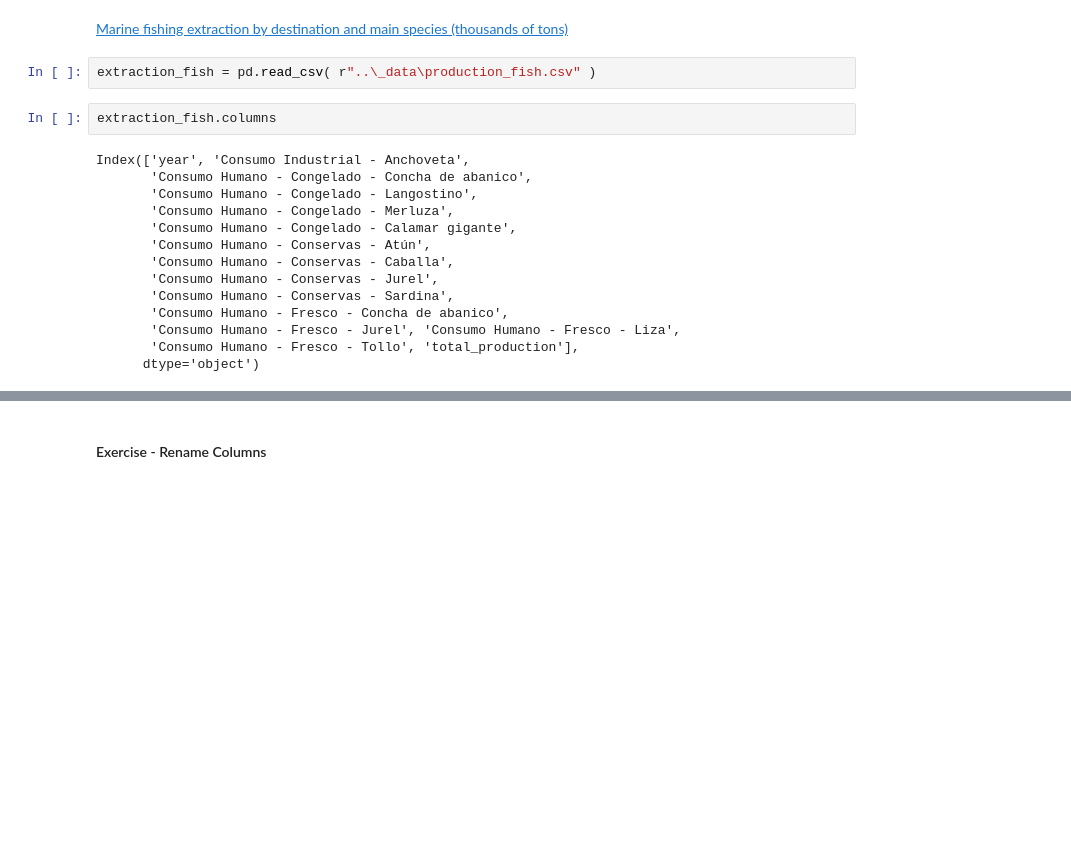
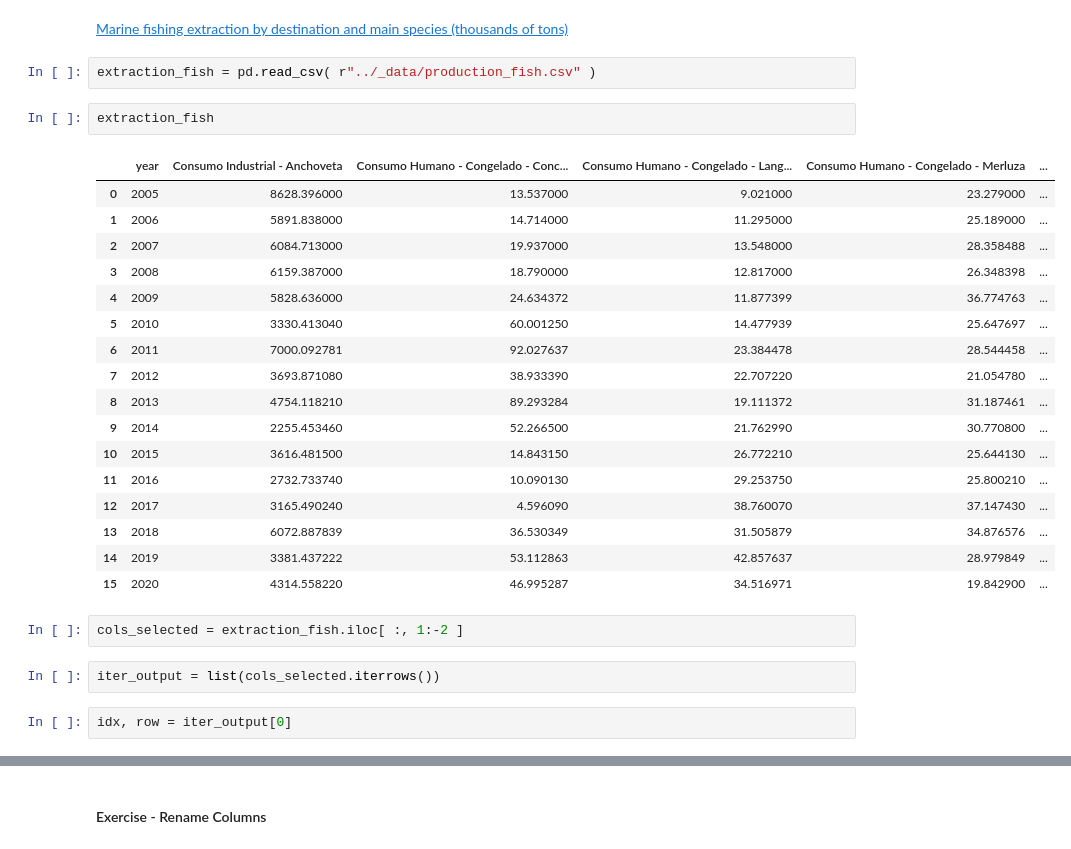
Before and after one commit to alexanderquispe/Diplomado_PUCP, a Jupyter notebook: Lecture_4/Lecture_4.ipynb, the cells around one changed output, grey strips where cells are left out. Drawn from its saved outputs; the diff is of its cells as text; blank space fills up the shorter version.

```diff
--- a/Lecture_4/Lecture_4.ipynb
+++ b/Lecture_4/Lecture_4.ipynb
@@ -750,20 +899,30 @@ Carrillo is 20
 # %% [markdown]
 [Marine fishing extraction by destination and main species (thousands of tons)](https://estadisticas.bcrp.gob.pe/estadisticas/series/anuales/extraccion-pesquera-maritima-por-destino-y-principales-especies-miles-de-toneladas)
 # %%
-extraction_fish = pd.read_csv( r"..\_data\production_fish.csv" )
+extraction_fish = pd.read_csv( r"../_data/production_fish.csv" )
 # %%
-extraction_fish.columns
+extraction_fish
 # %% [output]
-Index(['year', 'Consumo Industrial - Anchoveta',
-       'Consumo Humano - Congelado - Concha de abanico',
-       'Consumo Humano - Congelado - Langostino',
-       'Consumo Humano - Congelado - Merluza',
-       'Consumo Humano - Congelado - Calamar gigante',
-       'Consumo Humano - Conservas - Atún',
-       'Consumo Humano - Conservas - Caballa',
-       'Consumo Humano - Conservas - Jurel',
-       'Consumo Humano - Conservas - Sardina',
-       'Consumo Humano - Fresco - Concha de abanico',
-       'Consumo Humano - Fresco - Jurel', 'Consumo Humano - Fresco - Liza',
-       'Consumo Humano - Fresco - Tollo', 'total_production'],
-      dtype='object')
+|  | year | Consumo Industrial - Anchoveta | Consumo Humano - Congelado - Conc... | Consumo Humano - Congelado - Lang... | Consumo Humano - Congelado - Merluza | ... |
+| 0 | 2005 | 8628.396000 | 13.537000 | 9.021000 | 23.279000 | ... |
+| 1 | 2006 | 5891.838000 | 14.714000 | 11.295000 | 25.189000 | ... |
+| 2 | 2007 | 6084.713000 | 19.937000 | 13.548000 | 28.358488 | ... |
+| 3 | 2008 | 6159.387000 | 18.790000 | 12.817000 | 26.348398 | ... |
+| 4 | 2009 | 5828.636000 | 24.634372 | 11.877399 | 36.774763 | ... |
+| 5 | 2010 | 3330.413040 | 60.001250 | 14.477939 | 25.647697 | ... |
+| 6 | 2011 | 7000.092781 | 92.027637 | 23.384478 | 28.544458 | ... |
+| 7 | 2012 | 3693.871080 | 38.933390 | 22.707220 | 21.054780 | ... |
+| 8 | 2013 | 4754.118210 | 89.293284 | 19.111372 | 31.187461 | ... |
+| 9 | 2014 | 2255.453460 | 52.266500 | 21.762990 | 30.770800 | ... |
+| 10 | 2015 | 3616.481500 | 14.843150 | 26.772210 | 25.644130 | ... |
+| 11 | 2016 | 2732.733740 | 10.090130 | 29.253750 | 25.800210 | ... |
+| 12 | 2017 | 3165.490240 | 4.596090 | 38.760070 | 37.147430 | ... |
+| 13 | 2018 | 6072.887839 | 36.530349 | 31.505879 | 34.876576 | ... |
+| 14 | 2019 | 3381.437222 | 53.112863 | 42.857637 | 28.979849 | ... |
+| 15 | 2020 | 4314.558220 | 46.995287 | 34.516971 | 19.842900 | ... |
+# %%
+cols_selected = extraction_fish.iloc[ :, 1:-2 ]
+# %%
+iter_output = list(cols_selected.iterrows())
+# %%
+idx, row = iter_output[0]
```
Also changed, not shown: parts of 29 cells of this notebook, 5 other files.
